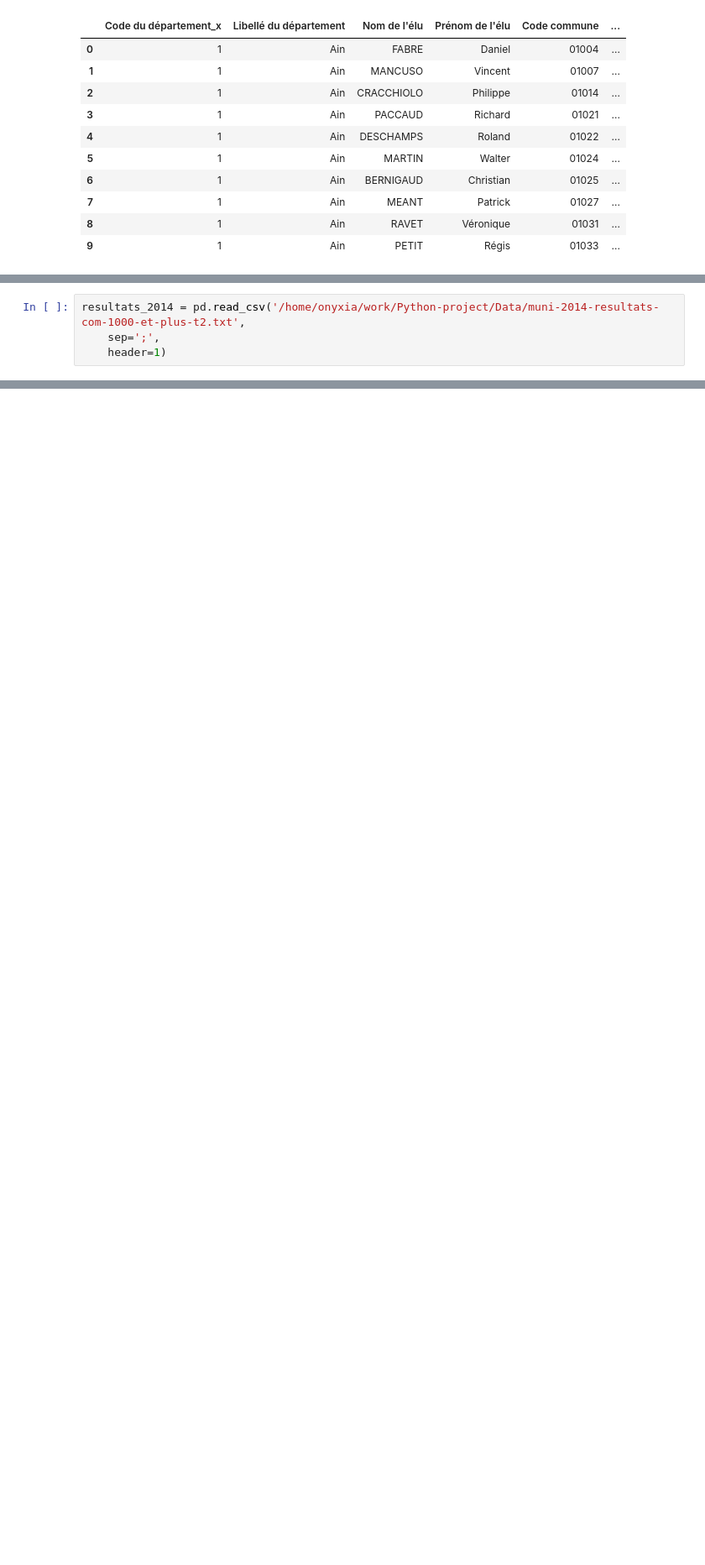
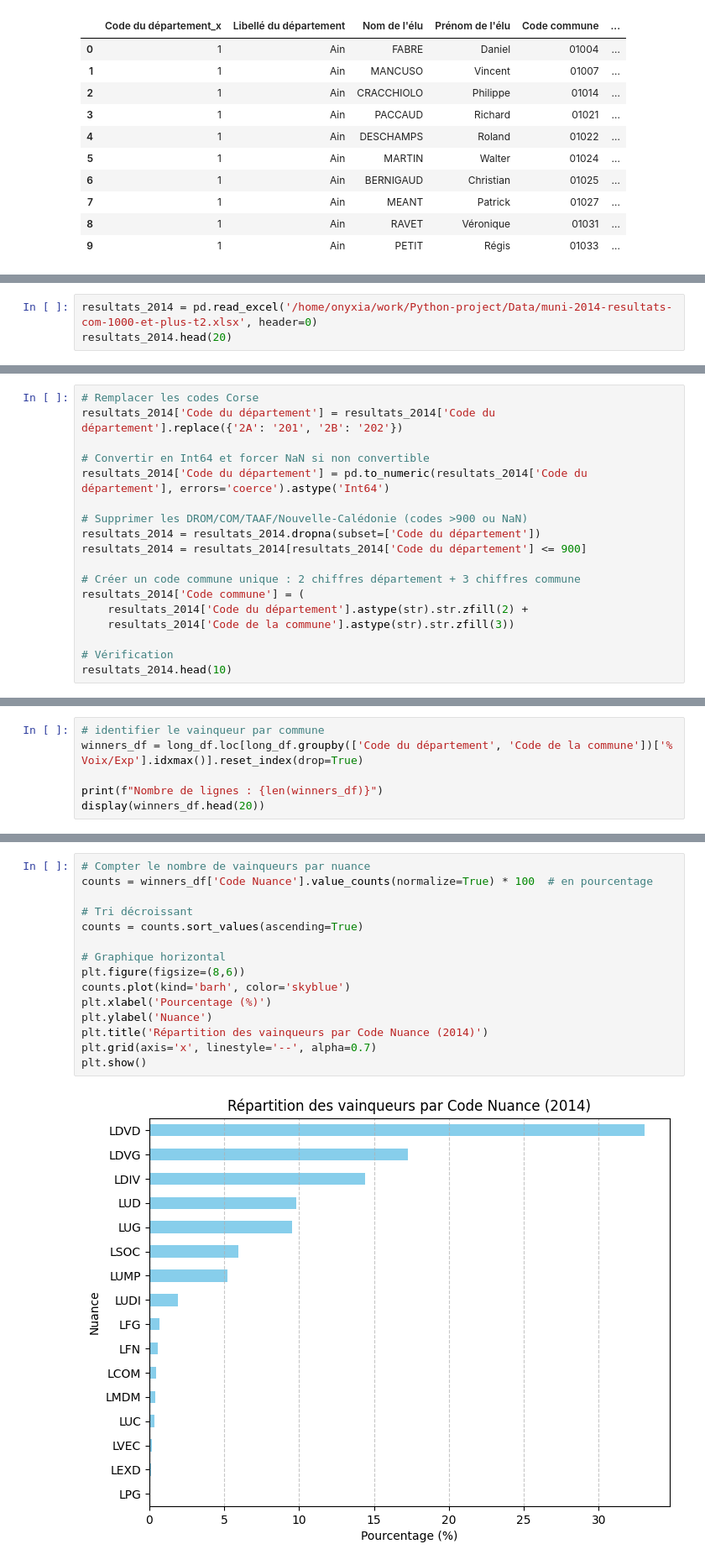
Before and after one commit to isa-j/Python-project, a Jupyter notebook: Data formatting.ipynb, the cells around one changed output, grey strips where cells are left out. Shown: that part at 84% size. Saved outputs shown, nothing was run; the diff lists cells and outputs as text; blank space fills up the shorter version.

Commit message:
Lecture des résultats 2014 : filtrer les communes, isoler le vainqueur par commune, histogramme sur les nuances politiques

```diff
--- a/Data formatting.ipynb
+++ b/Data formatting.ipynb
@@ -85,5 +90,4 @@ elec_2020.head(10)
 # %%
-resultats_2014 = pd.read_csv('/home/onyxia/work/Python-project/Data/muni-2014-resultats-com-1000-et-plus-t2.txt',
-    sep=';',
-    header=1)
+resultats_2014 = pd.read_excel('/home/onyxia/work/Python-project/Data/muni-2014-resultats-com-1000-et-plus-t2.xlsx', header=0)
+resultats_2014.head(20)
 # %% [output]
@@ -90,0 +112,18 @@ UnicodeDecodeError: 'utf-8' codec can't decode byte 0xe9 in position 26: invalid
+# %%
+# Remplacer les codes Corse
+resultats_2014['Code du département'] = resultats_2014['Code du département'].replace({'2A': '201', '2B': '202'})
+
+# Convertir en Int64 et forcer NaN si non convertible
+resultats_2014['Code du département'] = pd.to_numeric(resultats_2014['Code du département'], errors='coerce').astype('Int64')
+
+# Supprimer les DROM/COM/TAAF/Nouvelle-Calédonie (codes >900 ou NaN)
+resultats_2014 = resultats_2014.dropna(subset=['Code du département'])
+resultats_2014 = resultats_2014[resultats_2014['Code du département'] <= 900]
+
+# Créer un code commune unique : 2 chiffres département + 3 chiffres commune
+resultats_2014['Code commune'] = (
+    resultats_2014['Code du département'].astype(str).str.zfill(2) +
+    resultats_2014['Code de la commune'].astype(str).str.zfill(3))
+
+# Vérification
+resultats_2014.head(10)
@@ -90,0 +207,6 @@ UnicodeDecodeError: 'utf-8' codec can't decode byte 0xe9 in position 26: invalid
+# %%
+# identifier le vainqueur par commune
+winners_df = long_df.loc[long_df.groupby(['Code du département', 'Code de la commune'])['% Voix/Exp'].idxmax()].reset_index(drop=True)
+
+print(f"Nombre de lignes : {len(winners_df)}")
+display(winners_df.head(20))
@@ -90,0 +232,17 @@ UnicodeDecodeError: 'utf-8' codec can't decode byte 0xe9 in position 26: invalid
+# %%
+# Compter le nombre de vainqueurs par nuance
+counts = winners_df['Code Nuance'].value_counts(normalize=True) * 100  # en pourcentage
+
+# Tri décroissant
+counts = counts.sort_values(ascending=True)
+
+# Graphique horizontal
+plt.figure(figsize=(8,6))
+counts.plot(kind='barh', color='skyblue')
+plt.xlabel('Pourcentage (%)')
+plt.ylabel('Nuance')
+plt.title('Répartition des vainqueurs par Code Nuance (2014)')
+plt.grid(axis='x', linestyle='--', alpha=0.7)
+plt.show()
+# %% [output]
+[figure, added]
```
Also changed, not shown: parts of 6 cells of this notebook.
